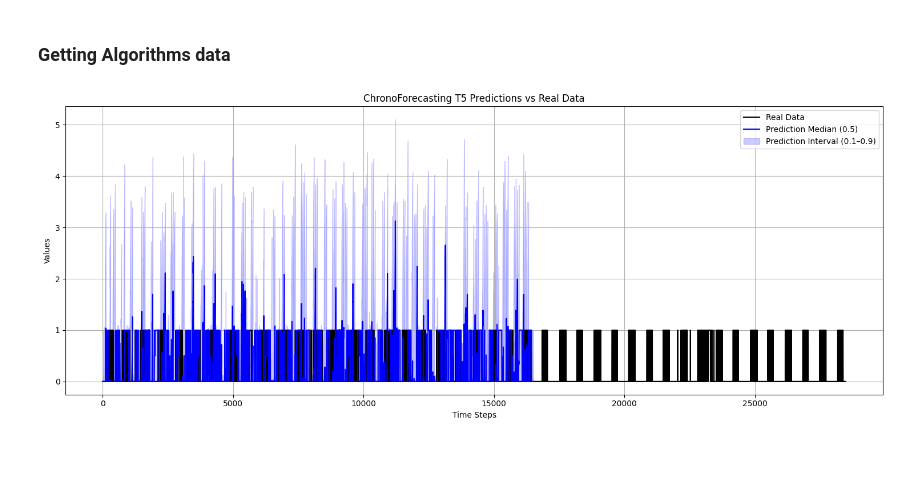
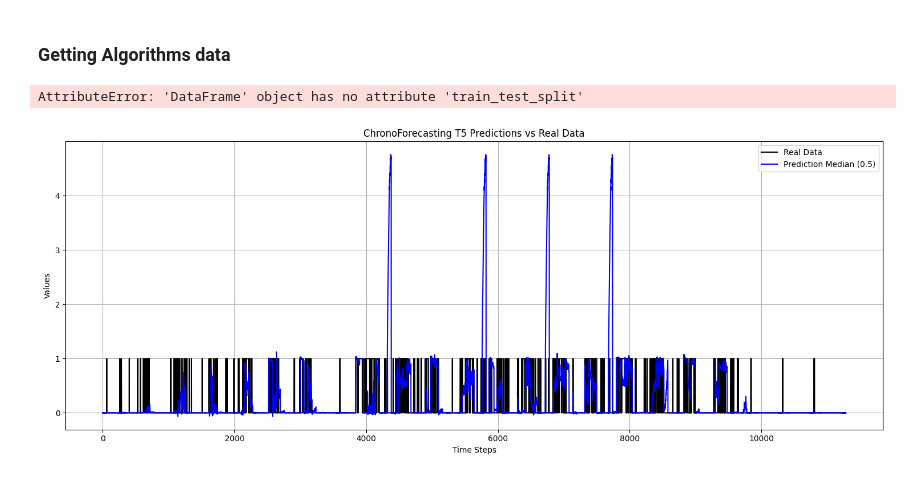
Before and after one commit to JkVely/SleepStatesPrediction, a Jupyter notebook: Final_Course_Project/model/predictSleepStates.ipynb, the cells around one changed output. Cells and saved outputs as stored; diff of their text form; code cells hidden in the pictures.

```diff
--- a/Final_Course_Project/model/predictSleepStates.ipynb
+++ b/Final_Course_Project/model/predictSleepStates.ipynb
@@ -512,13 +544,13 @@ To support symlinks on Windows, you either need to activate Developer Mode or to
 ### Getting Algorithms data
 # %%
 # taking the first number divisible by 180 to reduce prediction in 15 minutes intervals
-sadeh_data = epoch_df['sadeh_sleep'][:49500]
-cole_kripke_sleep_data = epoch_df['cole_kripke_sleep'][:49500]
-opal_sleep_data = epoch_df['opal_sleep'][:49500]
+sadeh_data = epoch_df['sadeh_sleep']
+cole_kripke_sleep_data = epoch_df['cole_kripke_sleep']
+opal_sleep_data = epoch_df['opal_sleep']
 # %%
 def predict_sleep_states(pipeline, data):
 
-    chunks = np.array_split(data, 275)
+    chunks = np.array_split(data, len(data) // 180)
     lows = torch.empty((0), dtype=torch.bfloat16)
     medians = torch.empty((0), dtype=torch.bfloat16)
     highs = torch.empty((0), dtype=torch.bfloat16)
@@ -537,6 +569,36 @@ def predict_sleep_states(pipeline, data):
         lows = torch.cat((lows, low), dim=0)
         medians = torch.cat((medians, median), dim=0)
         highs = torch.cat((highs, high), dim=0)
+    return lows, medians, highs, real_data
+# %%
+from autogluon.timeseries import TimeSeriesPredictor, TimeSeriesDataFrame
+epoch_df['target'] = epoch_df['sadeh_sleep']
+train_data, test_data = epoch_df.train_test_split(180)
+df = TimeSeriesDataFrame.from_path(/data)
+
+predictor = TimeSeriesPredictor(prediction_length=60).fit(
+
+    train_data=train_data,
+    hyperparameters={
+        "Chronos":[
+                  {"model_path": "bolt_tiny", "ag_args": {"name_suffix": "ZeroShot"}},
+                  {"model_path": "bolt-tiny", "fine_tune": True, "ag_args": {"name_suffix": "FineTuned"}},]
+                   },
+    time_limit= 60 * 60,  # 1 hour time limit for training
+    enable_ensemble=False,  # Disable ensemble for faster training
+)
+
+predictions = predictor.predict(df)
+
+prediction_length = 48
+train_data, test_data = data.train_test_split(prediction_length)
+
+predictor = TimeSeriesPredictor(prediction_length=prediction_length).fit(
+    train_data, presets="bolt_small",
+)
+predictions = predictor.predict(train_data)
+# %% [output]
+AttributeError: 'DataFrame' object has no attribute 'train_test_split'
 # %%
 import threading
 
@@ -551,6 +613,7 @@ saddeh_thread.join()
 cole_kripke_thread.join()
 opal_thread.join()
 # %%
+
 chunks = np.array_split(epoch_df['sadeh_sleep'], 275)
 lows = torch.empty((0), dtype=torch.bfloat16)
 medians = torch.empty((0), dtype=torch.bfloat16)
@@ -570,18 +633,20 @@ for data in chunks:
     lows = torch.cat((lows, low), dim=0)
     medians = torch.cat((medians, median), dim=0)
     highs = torch.cat((highs, high), dim=0)
+
+lows, medians, highs, real_data = predict_sleep_states(pipeline, sadeh_data)
 # %%
 # Plot
 plt.figure(figsize=(15, 6))
 plt.plot(real_data, label='Real Data', color='black')
 plt.plot(medians, label='Prediction Median (0.5)', color='blue')
-plt.fill_between(np.arange(len(medians)), lows, highs, color='blue', alpha=0.2, label='Prediction Interval (0.1-0.9)')
+#plt.fill_between(np.arange(len(medians)), lows, highs, color='blue', alpha=0.2, label='Prediction Interval (0.1-0.9)')
 plt.title('ChronoForecasting T5 Predictions vs Real Data')
 plt.xlabel('Time Steps')
 plt.ylabel('Values')
 plt.legend()
 plt.grid(True)
 plt.tight_layout()
 plt.show()
 # %% [output]
-[figure, old version]
+[figure, new version]
```
Also changed, not shown: parts of 10 cells of this notebook, 1 other file.
